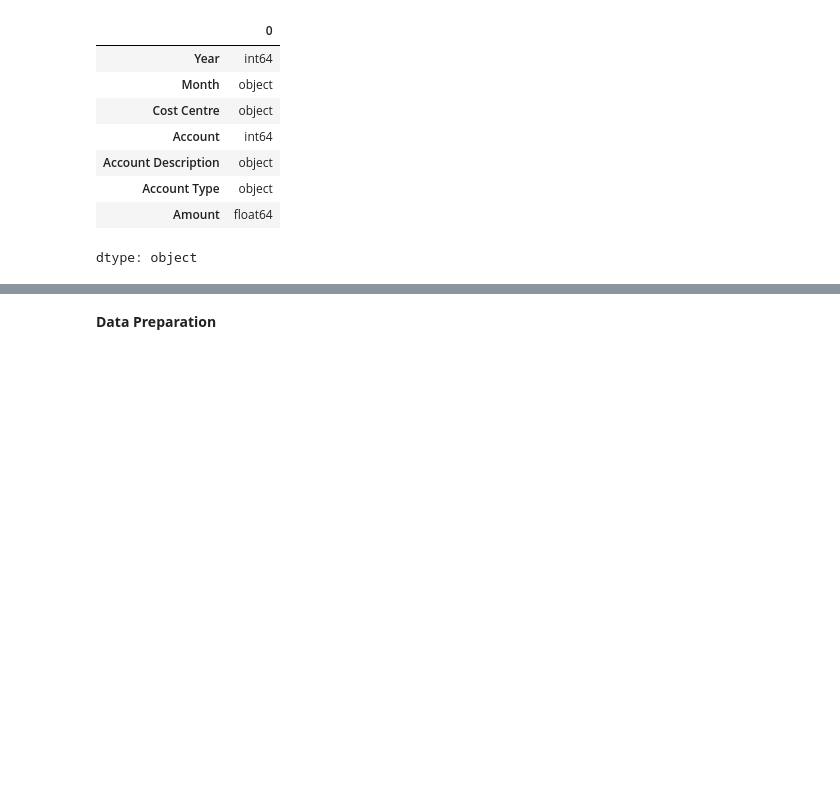
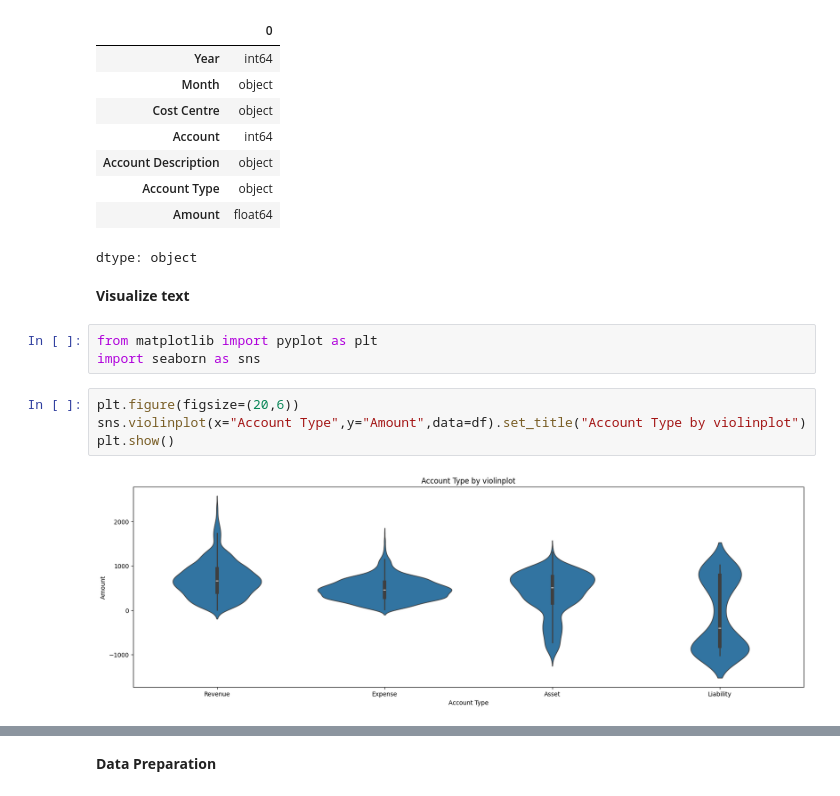
Before and after one commit to nameyahtabassum/projects-, a Jupyter notebook: EDTA_with_Pandas.ipynb, the cells around one changed output, grey strips where cells are left out. Saved outputs shown, nothing was run; the diff lists cells and outputs as text; blank space fills up the shorter version.

```diff
--- a/EDTA_with_Pandas.ipynb
+++ b/EDTA_with_Pandas.ipynb
@@ -100,3 +100,14 @@ df.dtypes
 | Account Type | object |
 | Amount | float64 |
 dtype: object
+# %% [markdown]
+**Visualize text**
+# %%
+from matplotlib import pyplot as plt
+import seaborn as sns
+# %%
+plt.figure(figsize=(20,6))
+sns.violinplot(x="Account Type",y="Amount",data=df).set_title("Account Type by violinplot")
+plt.show()
+# %% [output]
+[figure, added]
```
Also changed, not shown: parts of 7 cells of this notebook.
